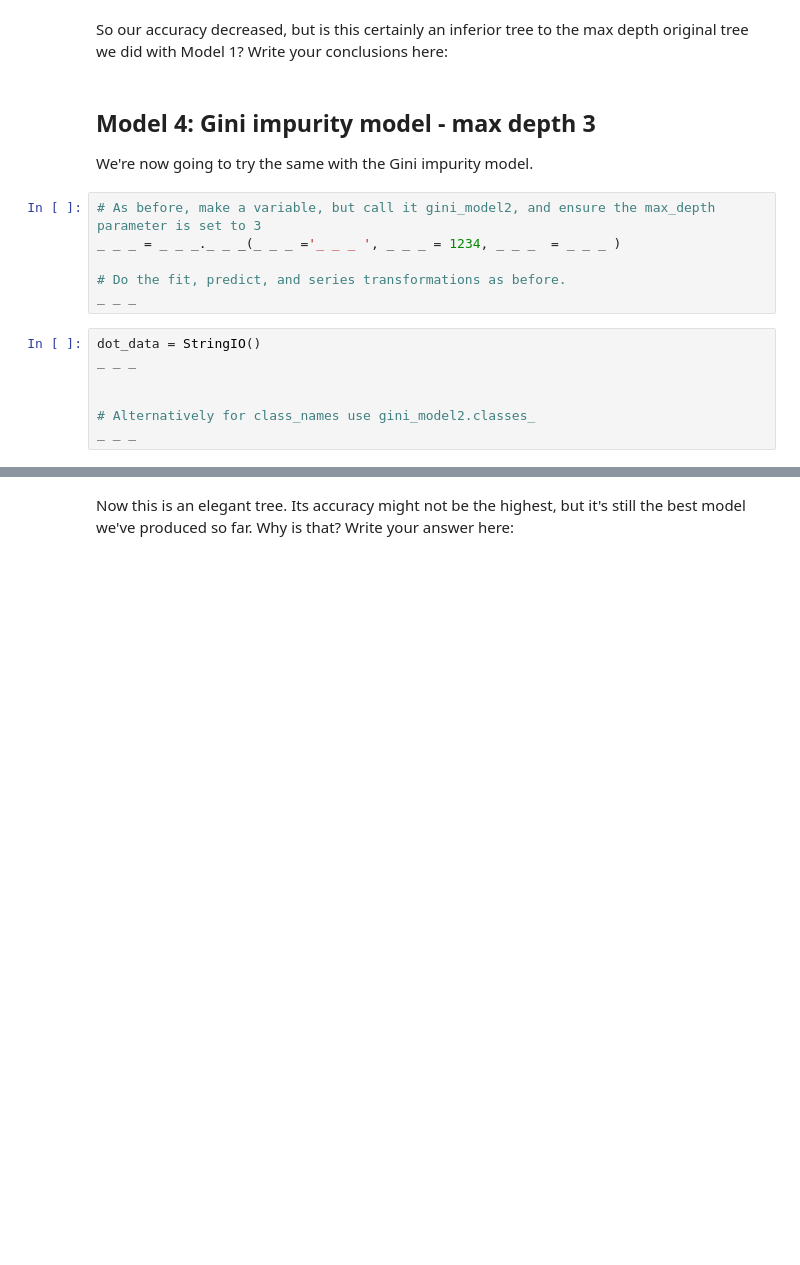
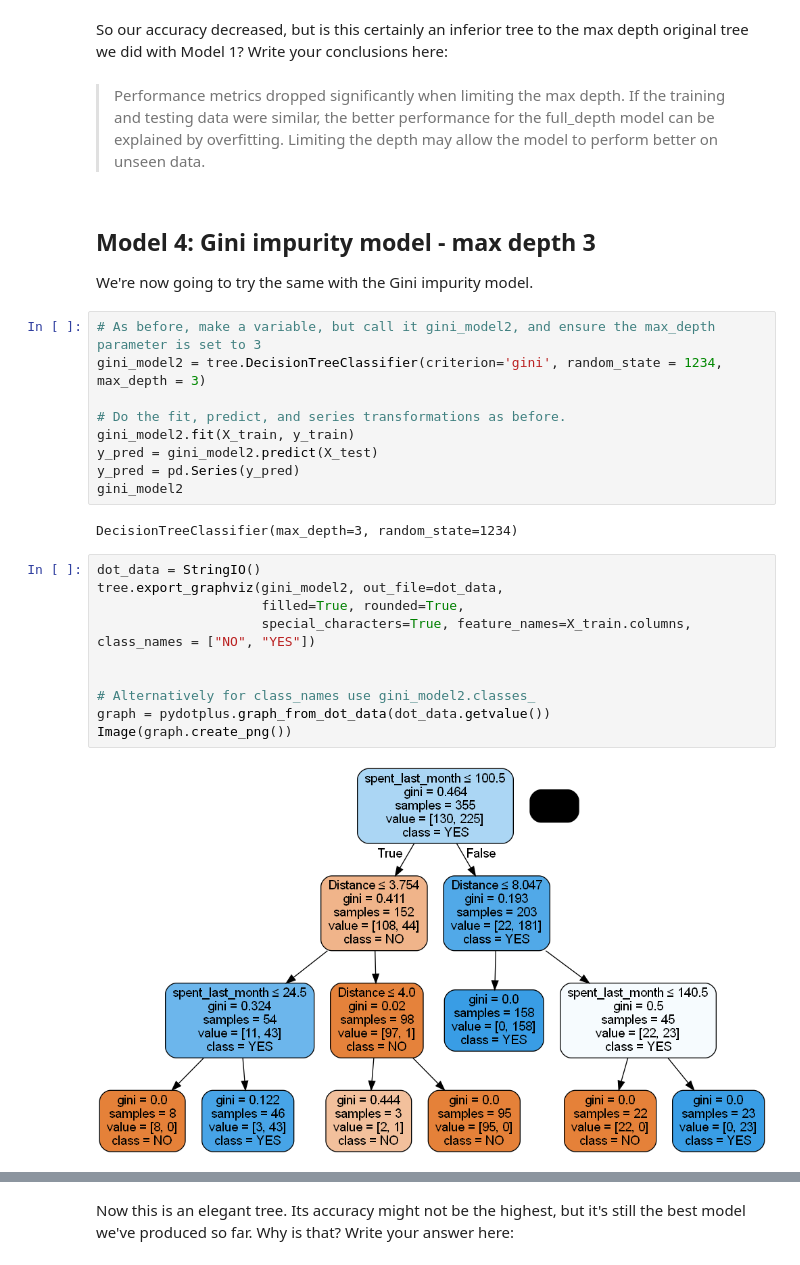
Before and after one commit to n-altawam/Sprinboard, a Jupyter notebook: 14.3.5 Case Study - RR Diner Coffee/Springboard Decision Tree Specialty Coffee Case Study - Tier 3.ipynb, the cells around one changed output, grey strips where cells are left out. Drawn from its saved outputs; the diff is of its cells as text; blank space fills up the shorter version.

```diff
--- a/14.3.5 Case Study - RR Diner Coffee/Springboard Decision Tree Specialty Coffee Case Study - Tier 3.ipynb
+++ b/14.3.5 Case Study - RR Diner Coffee/Springboard Decision Tree Specialty Coffee Case Study - Tier 3.ipynb
@@ -453,21 +500,33 @@ print('Recall score for "No"' , metrics.recall_score(y_test,y_pred, pos_label =
 # %% [markdown]
 So our accuracy decreased, but is this certainly an inferior tree to the max depth original tree we did with Model 1? Write your conclusions here:
+# %% [markdown]
+> Performance metrics dropped significantly when limiting the max depth. If the training and testing data were similar, the better performance for the full_depth model can be explained by overfitting. Limiting the depth may allow the model to perform better on unseen data.
 # %% [markdown]
 ## Model 4: Gini impurity  model - max depth 3
 We're now going to try the same with the Gini impurity model.
 # %%
 # As before, make a variable, but call it gini_model2, and ensure the max_depth parameter is set to 3
-_ _ _ = _ _ _._ _ _(_ _ _ ='_ _ _ ', _ _ _ = 1234, _ _ _  = _ _ _ )
+gini_model2 = tree.DecisionTreeClassifier(criterion='gini', random_state = 1234, max_depth = 3)
 
 # Do the fit, predict, and series transformations as before.
-_ _ _
+gini_model2.fit(X_train, y_train)
+y_pred = gini_model2.predict(X_test)
+y_pred = pd.Series(y_pred)
+gini_model2
+# %% [output]
+DecisionTreeClassifier(max_depth=3, random_state=1234)
-# %%
-dot_data = StringIO()
-_ _ _
-
-
-# Alternatively for class_names use gini_model2.classes_
-_ _ _
+# %%
+dot_data = StringIO()
+tree.export_graphviz(gini_model2, out_file=dot_data,
+                     filled=True, rounded=True,
+                     special_characters=True, feature_names=X_train.columns, class_names = ["NO", "YES"])
+
+
+# Alternatively for class_names use gini_model2.classes_
+graph = pydotplus.graph_from_dot_data(dot_data.getvalue())
+Image(graph.create_png())
+# %% [output]
+[figure, added]
 # %%
 print("Gini impurity  model - max depth 3")
 print("Accuracy:", metrics.accuracy_score(y_test,y_pred))
```
Also changed, not shown: parts of 24 cells of this notebook.
